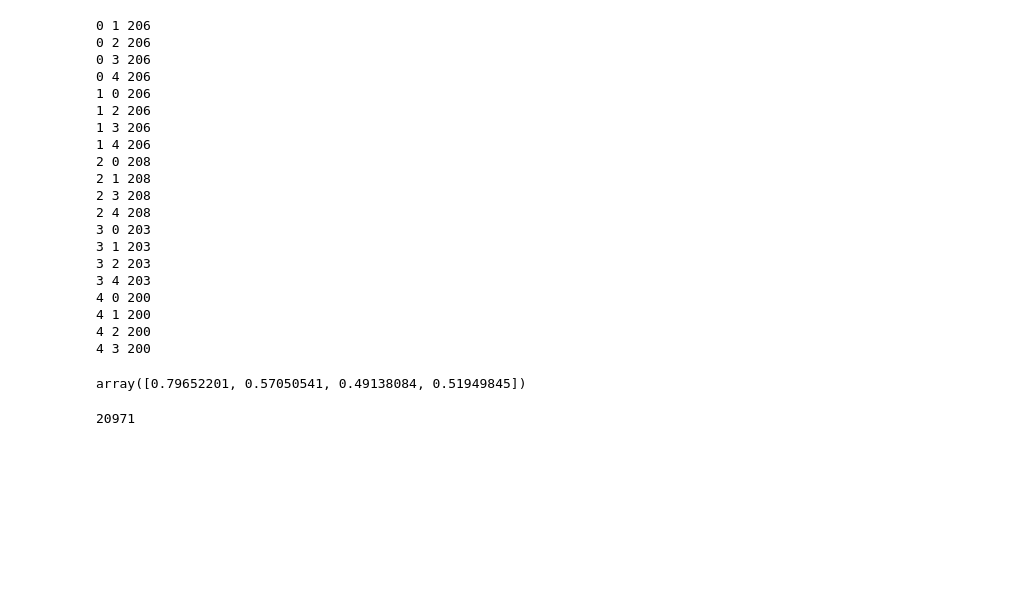
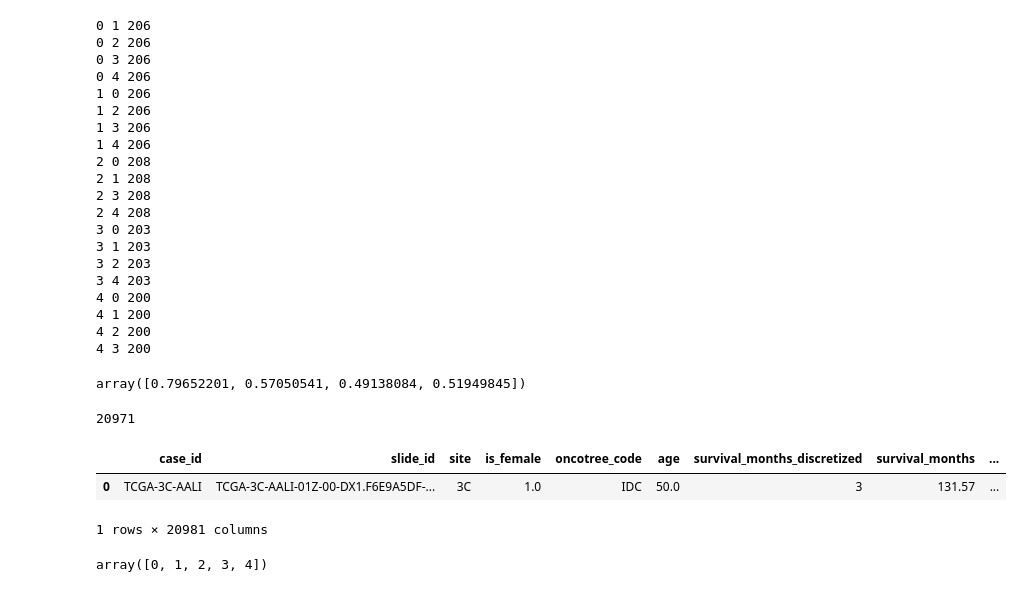
Before and after one commit to SeibelT/multimodal_survival_prediction, a Jupyter notebook: Playground.ipynb, the cells around one changed output. Cells and saved outputs as stored; diff of their text form; code cells hidden in the pictures; blank space fills up the shorter version.

```diff
--- a/Playground.ipynb
+++ b/Playground.ipynb
@@ -1553,3 +1553,47 @@ array([0.79652201, 0.57050541, 0.49138084, 0.51949845])
 # %%
 # %% [output]
 20971
+# %%
+import pandas as pd
+
+def dropmissing(df,name,feature_path):
+        len_df = len(df)
+        df = df.drop(df[df["slide_id"].apply(lambda x : not os.path.exists(os.path.join(feature_path,x.replace(".svs",".h5"))))].index)
+        if len_df !=len(df):
+            print(f"Dropped {len_df-len(df)}rows in {name} dataframe")
+        return df
+f1= "/nodes/bevog/work4/seibel/data/tile_encoder_dataframes/tcga_brca__4bins_trainsplit.csv"
+f2= "/nodes/bevog/work4/seibel/data/tile_encoder_dataframes/tcga_brca__4bins_testsplit.csv"
+f3= "/nodes/bevog/work4/seibel/data/tile_encoder_dataframes/tcga_brca__4bins_valsplit.csv"
+
+data_path = None
+df1 = pd.read_csv(f1)
+df2 = pd.read_csv(f2)
+df3 = pd.read_csv(f3)
+df1 = df1[df1["traintest"]==0]
+df2 = df2[df2["traintest"]==1]
+df3 = df3[df3["traintest"]==2]
+# %%
+for i in list(df1.case_id):
+    if i in list(df3.case_id):
+        print(i)
+# %%
+df2 = df2.drop(columns=["traintest"])
+df3 = df3.drop(columns=["traintest"])
+# %%
+#df = df.drop(columns=["kfold"])
+#df1 = df1.drop(columns=["traintest"])
+for i in range(len(df3)):
+    slide_id = df1["slide_id"][i]
+    if not df[df["slide_id"]==slide_id].equals(df1[df1["slide_id"]==slide_id]):
+        print(i)
+# %%
+df1[df1["slide_id"]==slide_id]
+# %% [output]
+|  | case_id | slide_id | site | is_female | oncotree_code | age | survival_months_discretized | survival_months | ... |
+| 0 | TCGA-3C-AALI | TCGA-3C-AALI-01Z-00-DX1.F6E9A5DF-... | 3C | 1.0 | IDC | 50.0 | 3 | 131.57 | ... |
+1 rows × 20981 columns
+# %%
+df.kfold.unique()
+# %% [output]
+array([0, 1, 2, 3, 4])
```
Also changed, not shown: parts of 9 cells of this notebook, 10 other files.
